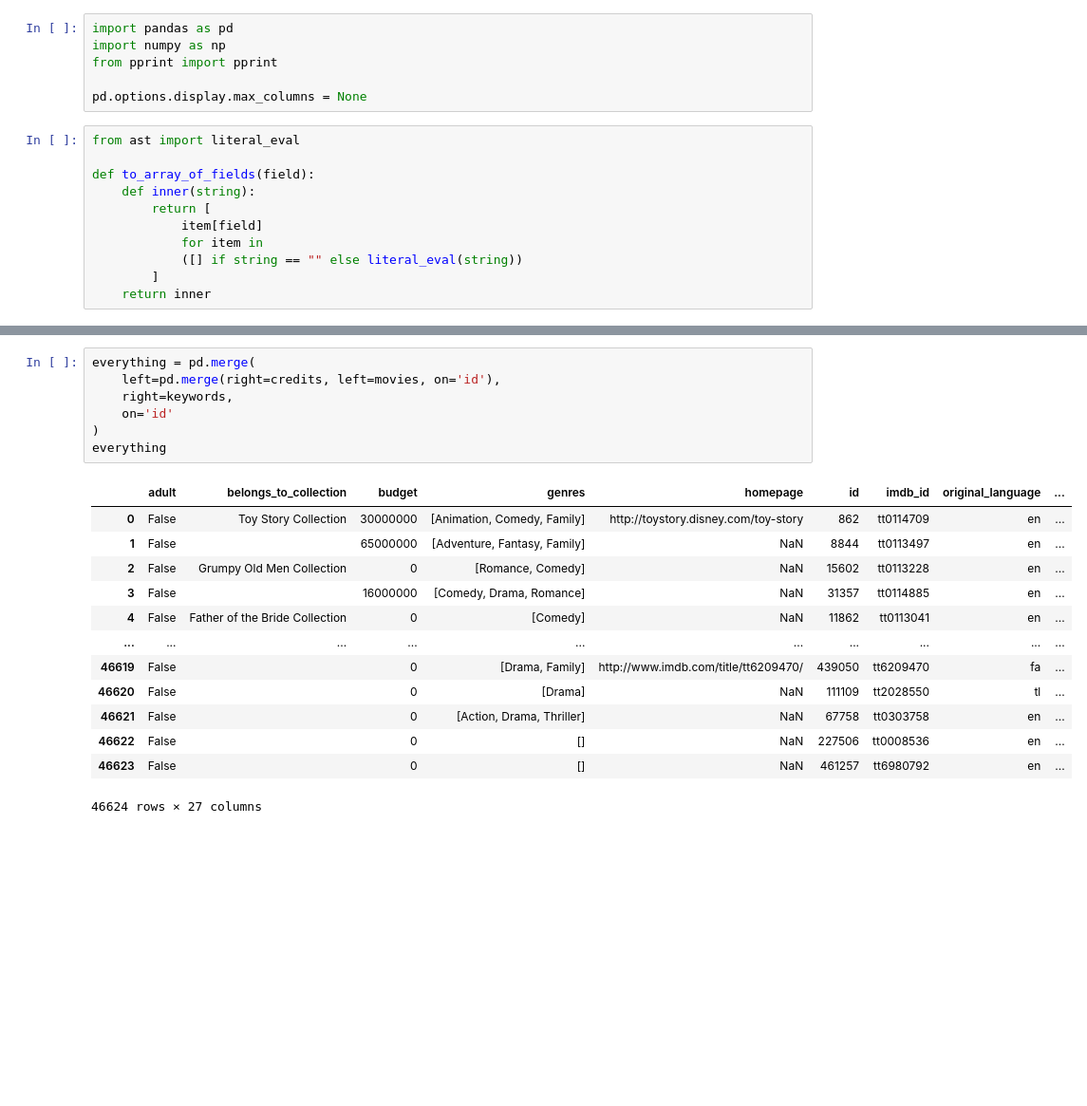
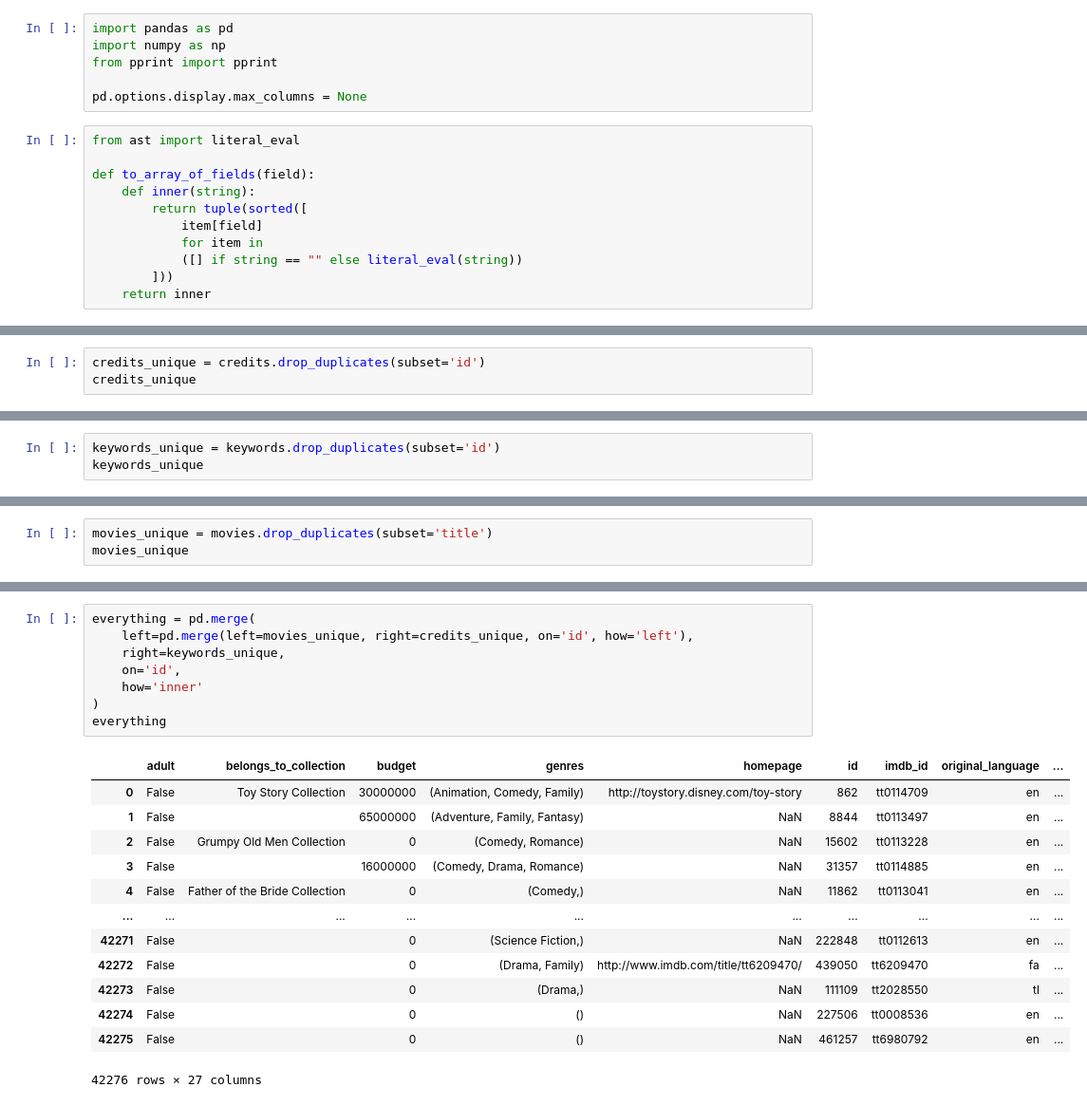
Before and after one commit to ArchitBhonsle/the-movies-dataset, a Jupyter notebook: Exploration.ipynb, the cells around one changed output, grey strips where cells are left out. Shown at 95% size. Saved outputs shown, nothing was run; the diff lists cells and outputs as text; blank space fills up the shorter version.

```diff
--- a/Exploration.ipynb
+++ b/Exploration.ipynb
@@ -9,11 +9,11 @@ from ast import literal_eval
 
 def to_array_of_fields(field):
     def inner(string):
-        return [
+        return tuple(sorted([
             item[field]
             for item in
             ([] if string == "" else literal_eval(string))
-        ]
+        ]))
     return inner
 # %%
 credits = pd.read_csv(
@@ -43,0 +48,3 @@ credits
+# %%
+credits_unique = credits.drop_duplicates(subset='id')
+credits_unique
@@ -68 +89,4 @@ keywords
 46419 rows × 2 columns
+# %%
+keywords_unique = keywords.drop_duplicates(subset='id')
+keywords_unique
@@ -119,0 +170,3 @@ movies
+# %%
+movies_unique = movies.drop_duplicates(subset='title')
+movies_unique
@@ -124,24 +226,25 @@ credits['id'].count(), movies['id'].count(), keywords['id'].count()
 # %%
 everything = pd.merge(
-    left=pd.merge(right=credits, left=movies, on='id'),
-    right=keywords,
-    on='id'
+    left=pd.merge(left=movies_unique, right=credits_unique, on='id', how='left'),
+    right=keywords_unique,
+    on='id',
+    how='inner'
 )
 everything
 # %% [output]
 |  | adult | belongs_to_collection | budget | genres | homepage | id | imdb_id | original_language | ... |
-| 0 | False | Toy Story Collection | 30000000 | [Animation, Comedy, Family] | http://toystory.disney.com/toy-story | 862 | tt0114709 | en | ... |
-| 1 | False |  | 65000000 | [Adventure, Fantasy, Family] | NaN | 8844 | tt0113497 | en | ... |
-| 2 | False | Grumpy Old Men Collection | 0 | [Romance, Comedy] | NaN | 15602 | tt0113228 | en | ... |
-| 3 | False |  | 16000000 | [Comedy, Drama, Romance] | NaN | 31357 | tt0114885 | en | ... |
-| 4 | False | Father of the Bride Collection | 0 | [Comedy] | NaN | 11862 | tt0113041 | en | ... |
+| 0 | False | Toy Story Collection | 30000000 | (Animation, Comedy, Family) | http://toystory.disney.com/toy-story | 862 | tt0114709 | en | ... |
+| 1 | False |  | 65000000 | (Adventure, Family, Fantasy) | NaN | 8844 | tt0113497 | en | ... |
+| 2 | False | Grumpy Old Men Collection | 0 | (Comedy, Romance) | NaN | 15602 | tt0113228 | en | ... |
+| 3 | False |  | 16000000 | (Comedy, Drama, Romance) | NaN | 31357 | tt0114885 | en | ... |
+| 4 | False | Father of the Bride Collection | 0 | (Comedy,) | NaN | 11862 | tt0113041 | en | ... |
 | ... | ... | ... | ... | ... | ... | ... | ... | ... | ... |
-| 46619 | False |  | 0 | [Drama, Family] | http://www.imdb.com/title/tt6209470/ | 439050 | tt6209470 | fa | ... |
-| 46620 | False |  | 0 | [Drama] | NaN | 111109 | tt2028550 | tl | ... |
-| 46621 | False |  | 0 | [Action, Drama, Thriller] | NaN | 67758 | tt0303758 | en | ... |
-| 46622 | False |  | 0 | [] | NaN | 227506 | tt0008536 | en | ... |
-| 46623 | False |  | 0 | [] | NaN | 461257 | tt6980792 | en | ... |
+| 42271 | False |  | 0 | (Science Fiction,) | NaN | 222848 | tt0112613 | en | ... |
+| 42272 | False |  | 0 | (Drama, Family) | http://www.imdb.com/title/tt6209470/ | 439050 | tt6209470 | fa | ... |
+| 42273 | False |  | 0 | (Drama,) | NaN | 111109 | tt2028550 | tl | ... |
+| 42274 | False |  | 0 | () | NaN | 227506 | tt0008536 | en | ... |
+| 42275 | False |  | 0 | () | NaN | 461257 | tt6980792 | en | ... |
-46624 rows × 27 columns
+42276 rows × 27 columns
 # %%
 main = everything.drop([
     'adult', # there's only 9 adult films
```
Also changed, not shown: parts of 18 cells of this notebook, 1 other file.
